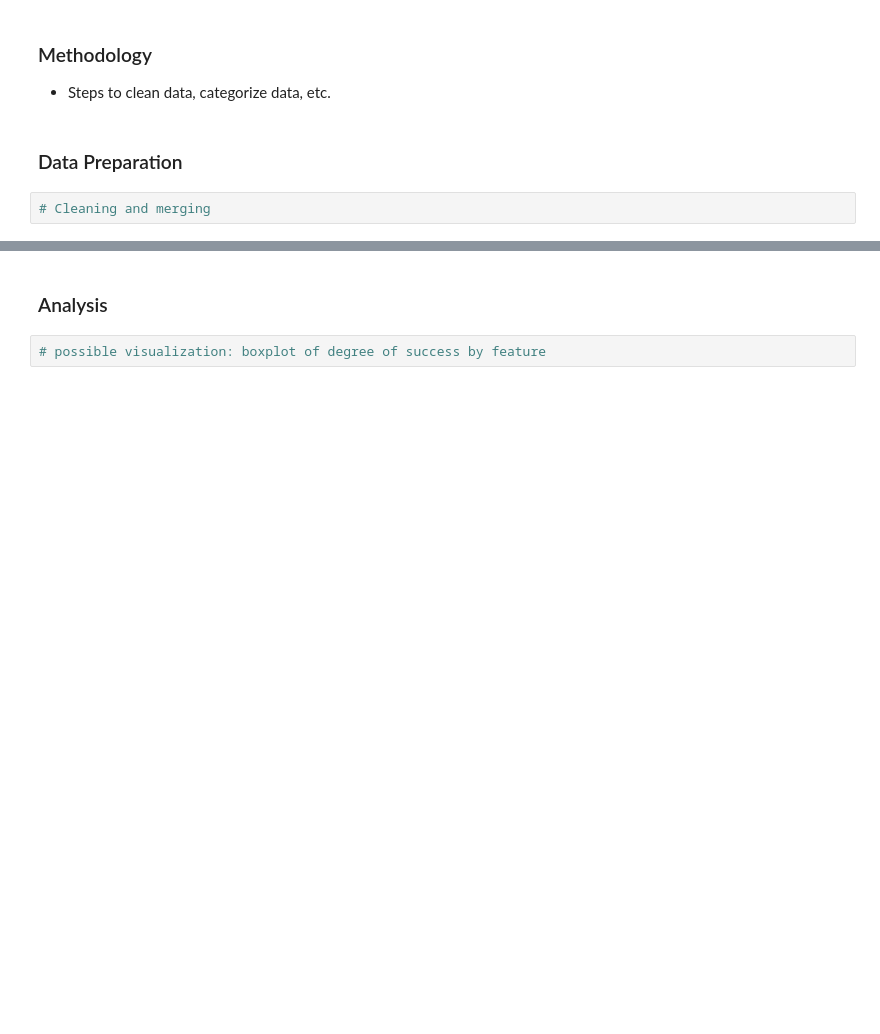
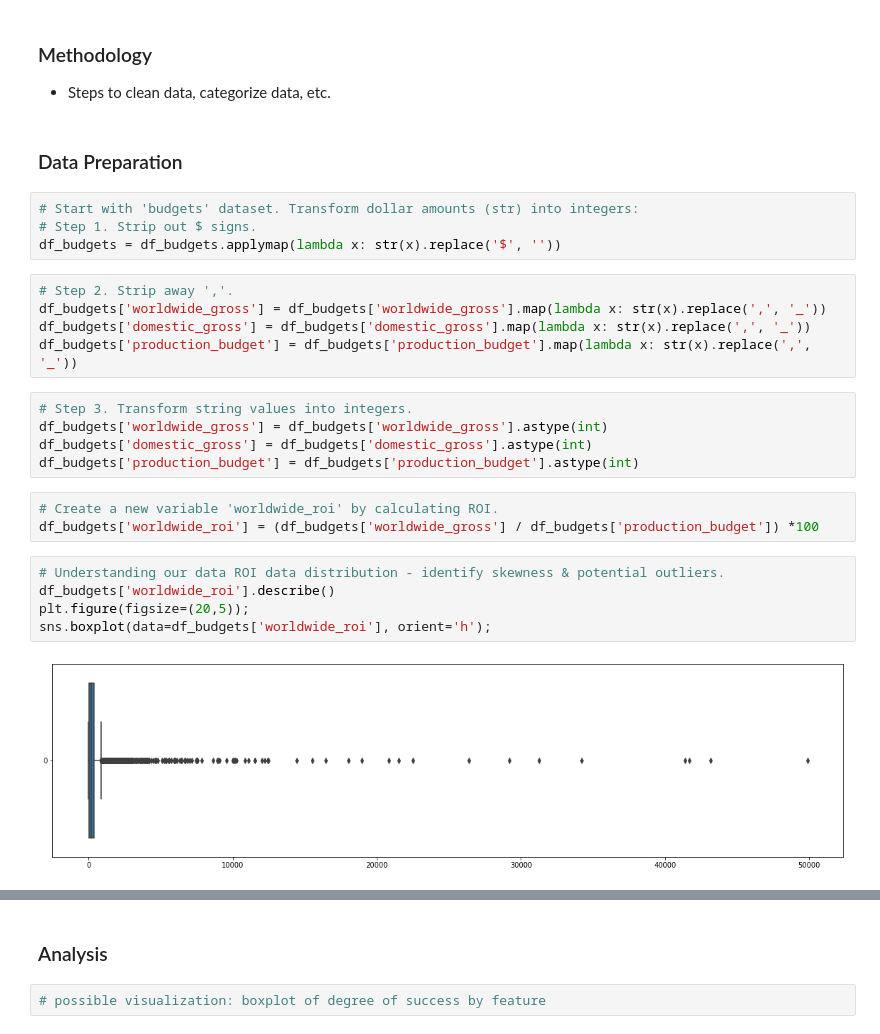
Before and after one commit to thespud56/Module-1-Project, a Jupyter notebook: Technical Summary.ipynb, the cells around one changed output, grey strips where cells are left out. Saved outputs shown, nothing was run; the diff lists cells and outputs as text; blank space fills up the shorter version.

```diff
--- a/Technical Summary.ipynb
+++ b/Technical Summary.ipynb
@@ -30,5 +32,27 @@ Results:    Microsoft should focus its efforts on [this kind of movie]
  - Steps to clean data, categorize data, etc.
 # %% [markdown]
 ### Data Preparation
-# %%
-# Cleaning and merging
+# %%
+# Start with 'budgets' dataset. Transform dollar amounts (str) into integers:
+# Step 1. Strip out $ signs.
+df_budgets = df_budgets.applymap(lambda x: str(x).replace('$', ''))
+# %%
+# Step 2. Strip away ','.
+df_budgets['worldwide_gross'] = df_budgets['worldwide_gross'].map(lambda x: str(x).replace(',', '_'))
+df_budgets['domestic_gross'] = df_budgets['domestic_gross'].map(lambda x: str(x).replace(',', '_'))
+df_budgets['production_budget'] = df_budgets['production_budget'].map(lambda x: str(x).replace(',', '_'))
+# %%
+# Step 3. Transform string values into integers.
+df_budgets['worldwide_gross'] = df_budgets['worldwide_gross'].astype(int)
+df_budgets['domestic_gross'] = df_budgets['domestic_gross'].astype(int)
+df_budgets['production_budget'] = df_budgets['production_budget'].astype(int)
+# %%
+# Create a new variable 'worldwide_roi' by calculating ROI.
+df_budgets['worldwide_roi'] = (df_budgets['worldwide_gross'] / df_budgets['production_budget']) *100
+# %%
+# Understanding our data ROI data distribution - identify skewness & potential outliers.
+df_budgets['worldwide_roi'].describe()
+plt.figure(figsize=(20,5));
+sns.boxplot(data=df_budgets['worldwide_roi'], orient='h');
+# %% [output]
+[figure, added]
```
Also changed, not shown: parts of 16 cells of this notebook.
